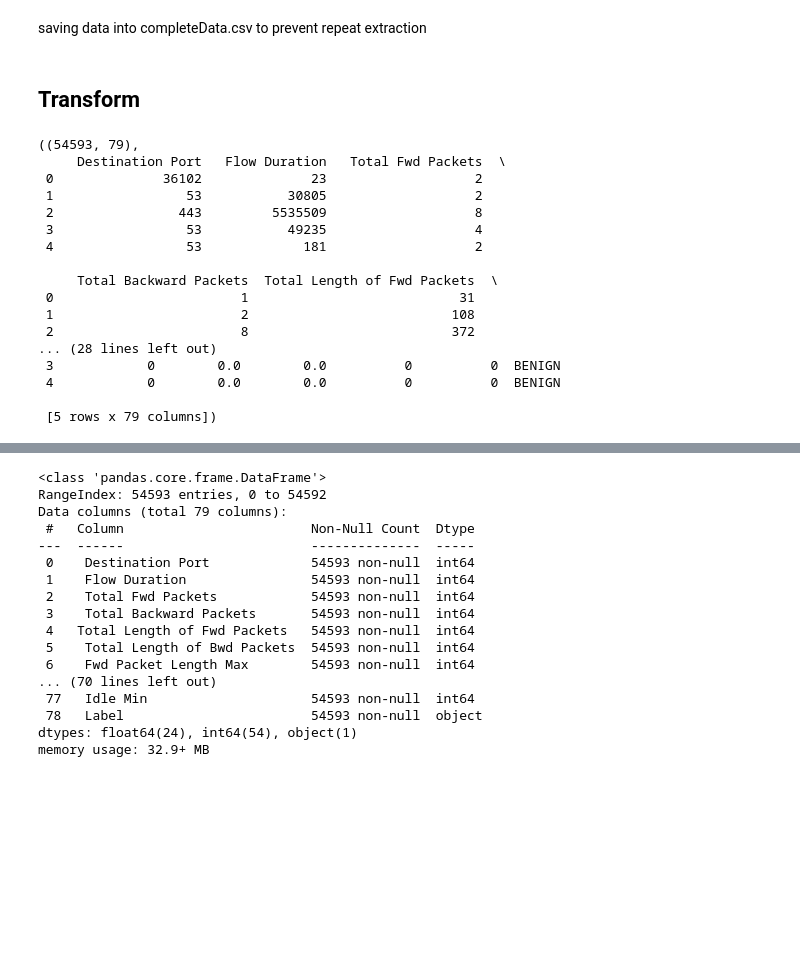
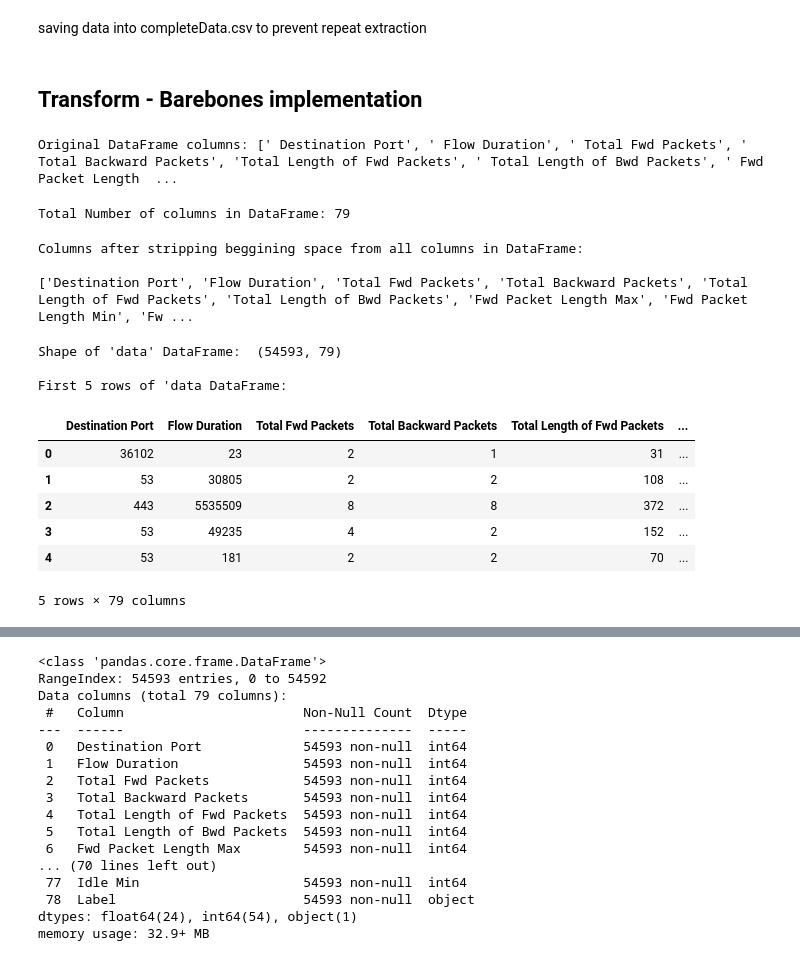
Before and after one commit to josediaz99/NEIU_ML_Project, a Jupyter notebook: ETL.ipynb, the cells around one changed output, grey strips where cells are left out. Saved outputs shown, nothing was run; the diff lists cells and outputs as text; code cells hidden in the pictures; blank space fills up the shorter version.

```diff
--- a/ETL.ipynb
+++ b/ETL.ipynb
@@ -27,25 +30,42 @@ saving data into completeData.csv to prevent repeat extraction
 #data.to_csv('completeData.csv', index=False)
 #data = pd.read_csv('completeData.csv')
 # %% [markdown]
-## Transform
+## Transform - Barebones implementation
+# %%
+#Converting our saved data into a pandas dataframe
+data = pd.DataFrame(data)
+# %%
+#Viewing columns of our dataframe
+#We notice that there are spaces in the beginning of our DataFrame, we will remove these later
+print(f"Original DataFrame columns: {data.columns.tolist()}")
+# %% [output]
+Original DataFrame columns: [' Destination Port', ' Flow Duration', ' Total Fwd Packets', ' Total Backward Packets', 'Total Length of Fwd Packets', ' Total Length of Bwd Packets', ' Fwd Packet Length  ...
+# %%
+#Viewing total amount of columns in our dataframe
+print(f"Total Number of columns in DataFrame: {len(data.columns.tolist())}")
+# %% [output]
+Total Number of columns in DataFrame: 79
+# %%
+#Stripping every beginning space from every column in our dataframe
+data.columns = data.columns.str.lstrip()
+print(f"Columns after stripping beggining space from all columns in DataFrame: \n\n{data.columns.tolist()}")
+# %% [output]
+Columns after stripping beggining space from all columns in DataFrame:
+
+['Destination Port', 'Flow Duration', 'Total Fwd Packets', 'Total Backward Packets', 'Total Length of Fwd Packets', 'Total Length of Bwd Packets', 'Fwd Packet Length Max', 'Fwd Packet Length Min', 'Fw ...
 # %%
-#displaying the shape of our data as well as the first rows
-data.shape , data.head()
+#displaying the shape of our data as well as the first 5 rows
+print("Shape of 'data' DataFrame: ",data.shape, "\n")
+print("First 5 rows of 'data DataFrame: ")
+data.head()
 # %% [output]
-((54593, 79),
-     Destination Port   Flow Duration   Total Fwd Packets  \
- 0              36102              23                   2
- 1                 53           30805                   2
- 2                443         5535509                   8
- 3                 53           49235                   4
- 4                 53             181                   2
+Shape of 'data' DataFrame:  (54593, 79)
 
-     Total Backward Packets  Total Length of Fwd Packets  \
- 0                        1                           31
- 1                        2                          108
- 2                        8                          372
-... (28 lines left out)
- 3            0        0.0        0.0          0          0  BENIGN
- 4            0        0.0        0.0          0          0  BENIGN
-
- [5 rows x 79 columns])
+First 5 rows of 'data DataFrame:
+|  | Destination Port | Flow Duration | Total Fwd Packets | Total Backward Packets | Total Length of Fwd Packets | ... |
+| 0 | 36102 | 23 | 2 | 1 | 31 | ... |
+| 1 | 53 | 30805 | 2 | 2 | 108 | ... |
+| 2 | 443 | 5535509 | 8 | 8 | 372 | ... |
+| 3 | 53 | 49235 | 4 | 2 | 152 | ... |
+| 4 | 53 | 181 | 2 | 2 | 70 | ... |
+5 rows × 79 columns
```
Also changed, not shown: parts of 12 cells of this notebook, 1 other file.
